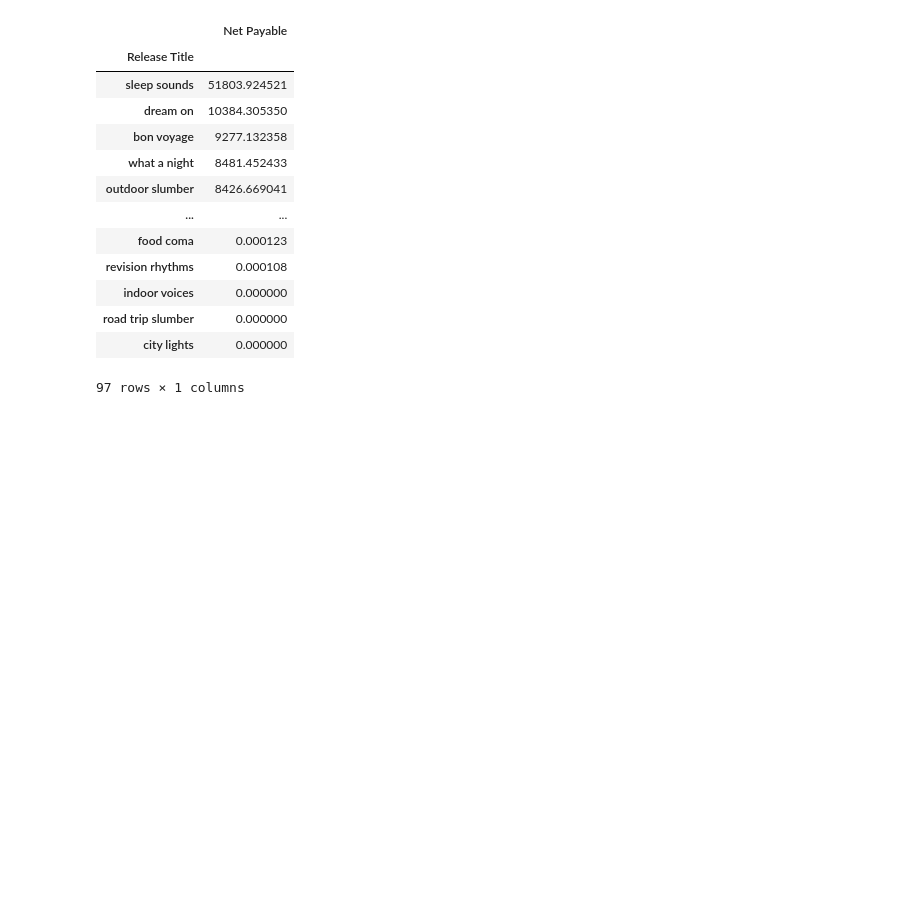
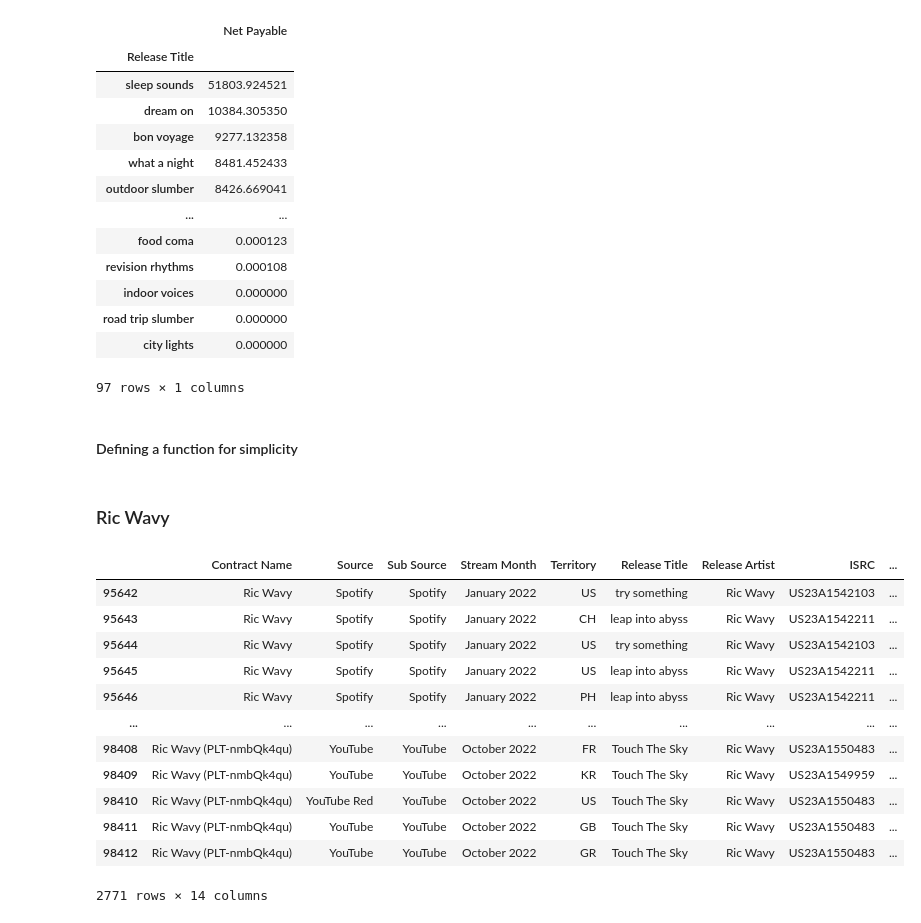
Before and after one commit to kloeyap/ybell-data-analysis, a Jupyter notebook: analysis/gen-analysis.ipynb, the cells around one changed output. Saved outputs shown, nothing was run; the diff lists cells and outputs as text; code cells hidden in the pictures; blank space fills up the shorter version.

Commit message:
Artist analysis

```diff
--- a/analysis/gen-analysis.ipynb
+++ b/analysis/gen-analysis.ipynb
@@ -230,3 +246,38 @@ chamber_pay.sort_values(by = 'Net Payable', ascending=False)
 | road trip slumber | 0.000000 |
 | city lights | 0.000000 |
 97 rows × 1 columns
+# %% [markdown]
+#### Defining a function for simplicity
+# %%
+def get_info_from_artists(data, name):
+    artist = data[data['Release Artist'] == name]
+
+    most_pop_releases = artist.groupby('Release Title')[['Release Title']].count().rename(columns = {'Release Title' : 'count'})
+    most_pop_releases = most_pop_releases.sort_values(by='count', ascending=False)
+
+    artist_pay = artist.groupby('Release Title')[['Net Payable']].sum().rename(columns = {'Release Title' : 'count'})
+    artist_pay = artist_pay.sort_values(by = 'Net Payable', ascending=False)
+
+    artist_top_source = artist.groupby('Source')[['Source']].count().rename(columns = {'Source' : 'count'})
+    artist_top_source = artist_top_source.sort_values(by='count', ascending=False)
+    return artist, most_pop_releases, artist_pay, artist_top_source
+# %% [markdown]
+### Ric Wavy
+# %%
+ricwavy, ricwavy_topreleases, ricwavy_pay, ricwavy_topsources = get_info_from_artists(data, 'Ric Wavy')
+# %%
+ricwavy
+# %% [output]
+|  | Contract Name | Source | Sub Source | Stream Month | Territory | Release Title | Release Artist | ISRC | ... |
+| 95642 | Ric Wavy | Spotify | Spotify | January 2022 | US | try something | Ric Wavy | US23A1542103 | ... |
+| 95643 | Ric Wavy | Spotify | Spotify | January 2022 | CH | leap into abyss | Ric Wavy | US23A1542211 | ... |
+| 95644 | Ric Wavy | Spotify | Spotify | January 2022 | US | try something | Ric Wavy | US23A1542103 | ... |
+| 95645 | Ric Wavy | Spotify | Spotify | January 2022 | US | leap into abyss | Ric Wavy | US23A1542211 | ... |
+| 95646 | Ric Wavy | Spotify | Spotify | January 2022 | PH | leap into abyss | Ric Wavy | US23A1542211 | ... |
+| ... | ... | ... | ... | ... | ... | ... | ... | ... | ... |
+| 98408 | Ric Wavy (PLT-nmbQk4qu) | YouTube | YouTube | October 2022 | FR | Touch The Sky | Ric Wavy | US23A1550483 | ... |
+| 98409 | Ric Wavy (PLT-nmbQk4qu) | YouTube | YouTube | October 2022 | KR | Touch The Sky | Ric Wavy | US23A1549959 | ... |
+| 98410 | Ric Wavy (PLT-nmbQk4qu) | YouTube Red | YouTube | October 2022 | US | Touch The Sky | Ric Wavy | US23A1550483 | ... |
+| 98411 | Ric Wavy (PLT-nmbQk4qu) | YouTube | YouTube | October 2022 | GB | Touch The Sky | Ric Wavy | US23A1550483 | ... |
+| 98412 | Ric Wavy (PLT-nmbQk4qu) | YouTube | YouTube | October 2022 | GR | Touch The Sky | Ric Wavy | US23A1550483 | ... |
+2771 rows × 14 columns
```
Also changed, not shown: parts of 7 cells of this notebook.
